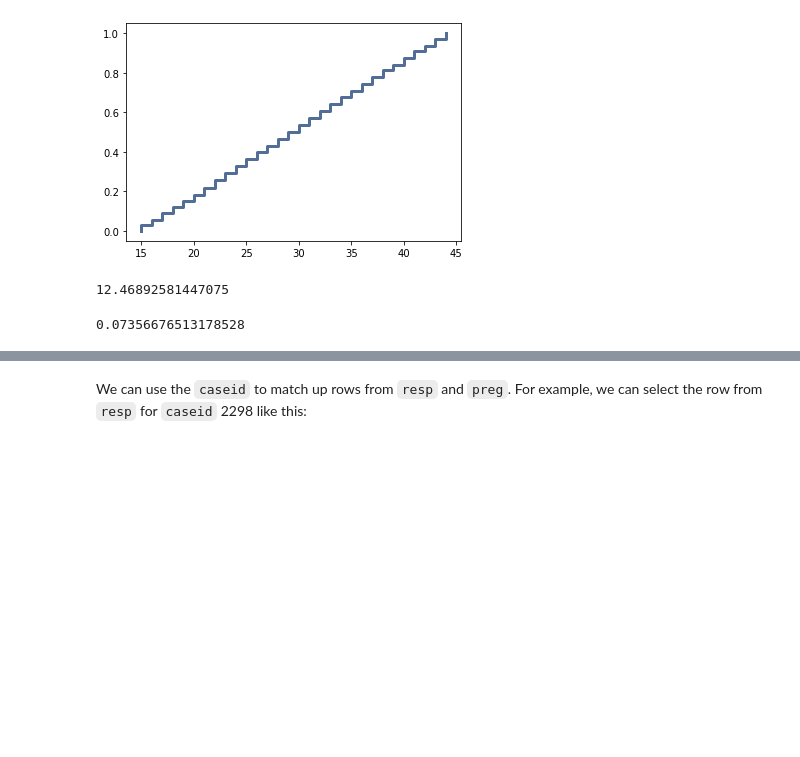
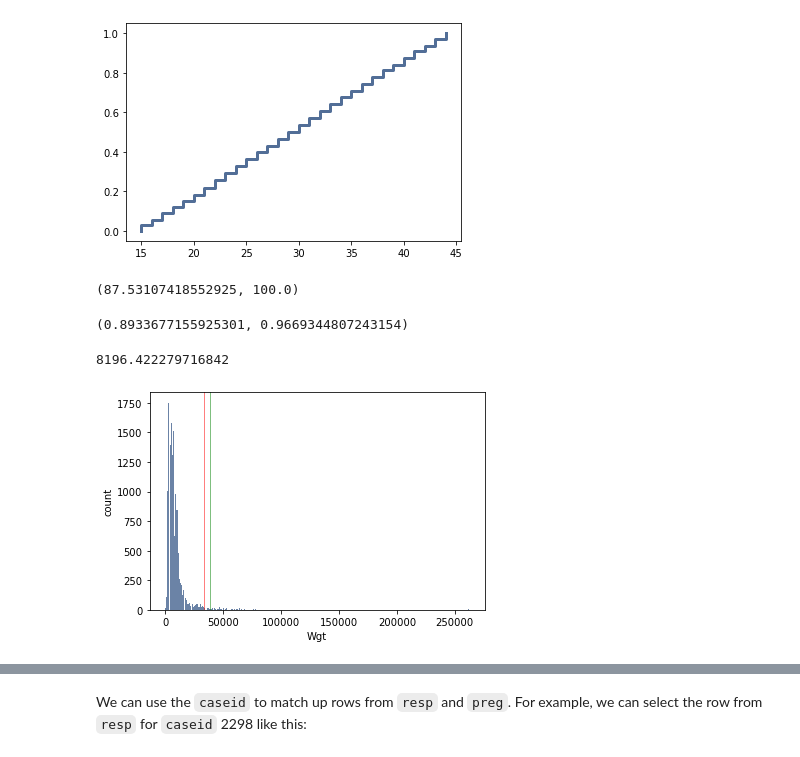
Before and after one commit to fadesere/ThinkStats2, a Jupyter notebook: code/chap01ex.ipynb, the cells around one changed output, grey strips where cells are left out. Saved outputs shown, nothing was run; the diff lists cells and outputs as text; code cells hidden in the pictures; blank space fills up the shorter version.

```diff
--- a/code/chap01ex.ipynb
+++ b/code/chap01ex.ipynb
@@ -299,9 +317,8 @@ less45 = cdf_ar .PercentileRank(45)
 less45
 less40 = cdf_ar.PercentileRank(40)
 less40, less45
-less45-less40
 # %% [output]
-12.46892581447075
+(87.53107418552925, 100.0)
 # %%
 #Make analytical dist.
 mu1 = resp["age_r"].mean()
@@ -314,7 +331,20 @@ Anage_r= scipy.stats.norm(mu1,sigma1) # probability distribution
 lessA45 = Anage_r.cdf(45)
 lessA45
 less40 = Anage_r.cdf(40)
-less40, less45
-lessA45-less40
+less40, lessA45
 # %% [output]
-0.07356676513178528
+(0.8933677155925301, 0.9669344807243154)
+# %%
+wgt = preg["finalwgt"]
+# %%
+wgt.mean()
+# %% [output]
+8196.422279716842
+# %%
+wgt_hist = thinkstats2.Hist(round(wgt,-3))
+thinkplot.Hist(wgt_hist)
+thinkplot.Config(xlabel='Wgt', ylabel='count')
+thinkplot.axvline(np.mean(wgt_hist), color="green")
+thinkplot.axvline(np.median(wgt_hist), color="red")
+# %% [output]
+[figure, added]
```
Also changed, not shown: parts of 14 cells of this notebook.
